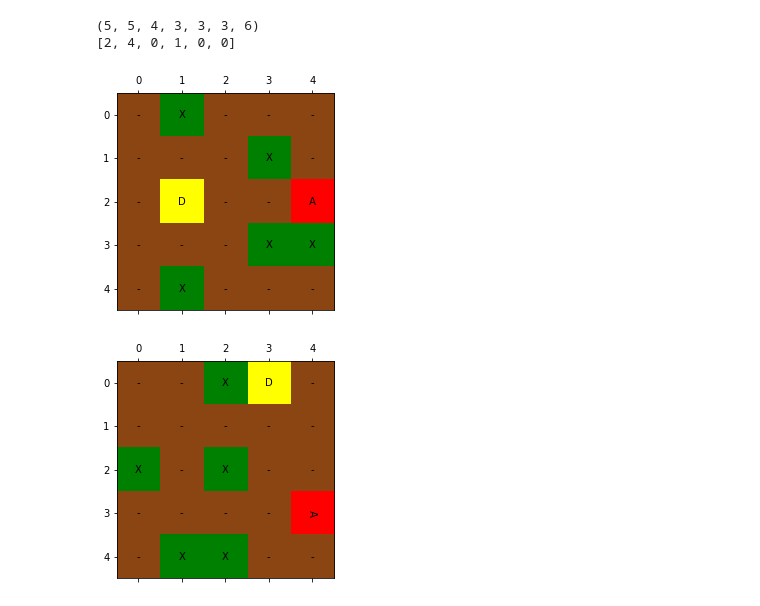
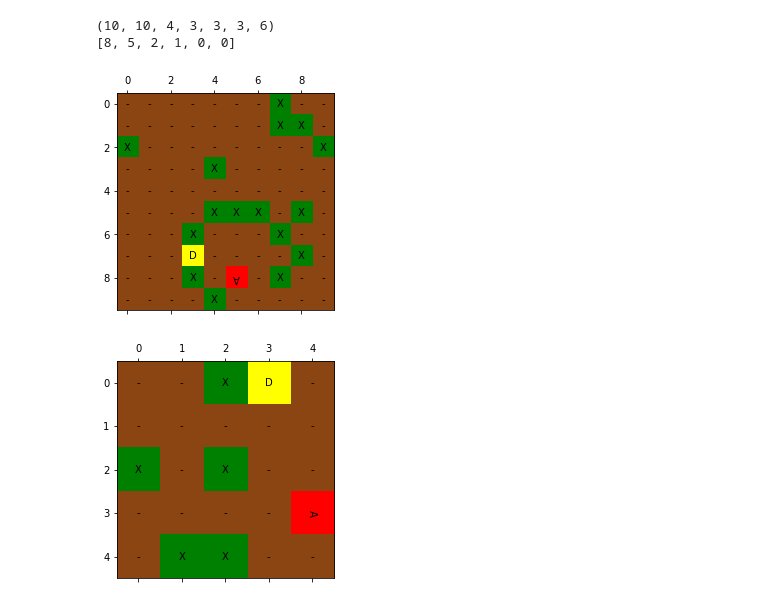
Before and after one commit to anujshetty/SearchAndResQ, a Jupyter notebook: Starter.ipynb, the cells around one changed output. Cells and saved outputs as stored; diff of their text form; code cells hidden in the pictures.

```diff
--- a/Starter.ipynb
+++ b/Starter.ipynb
@@ -17,18 +17,18 @@ from utils import visualize_grid, policy_score, simulate_policy, heatmap, plot_s
 
 from Learning import QLearningModel, EpsilonGreedyExploration, GreedyPolicy, ValueIterationModel
 # %%
-g_rand = Gridworld(gridworld_length=5, gridworld_width=5, num_obstacles=5,
-                 collisionReward= -1, destinationReward= 1, defaultReward= -0.1, outOfBoundsReward = -0.1,
+g_rand = Gridworld(gridworld_length=10, gridworld_width=10, num_obstacles=20,
+                 collisionReward= -1, destinationReward= 50, defaultReward= 0, outOfBoundsReward = -0.1,
                  failChance= 0, gamma= 0.95)
 eps_greedy_policy =  EpsilonGreedyExploration(g_rand, 0.6, alpha=0.9)
 qlearning_model = QLearningModel(g_rand, 0.2)
 print(qlearning_model.Q.shape)
 visualize_grid(g_rand)
 print(g_rand.state)
 # %% [output]
-(5, 5, 4, 3, 3, 3, 6)
-[2, 4, 0, 1, 0, 0]
+(10, 10, 4, 3, 3, 3, 6)
+[8, 5, 2, 1, 0, 0]
-[figure, old version]
+[figure, new version]
 # %%
 g_rand.reset_position()
 visualize_grid(g_rand)
```
Also changed, not shown: parts of 7 cells of this notebook.
